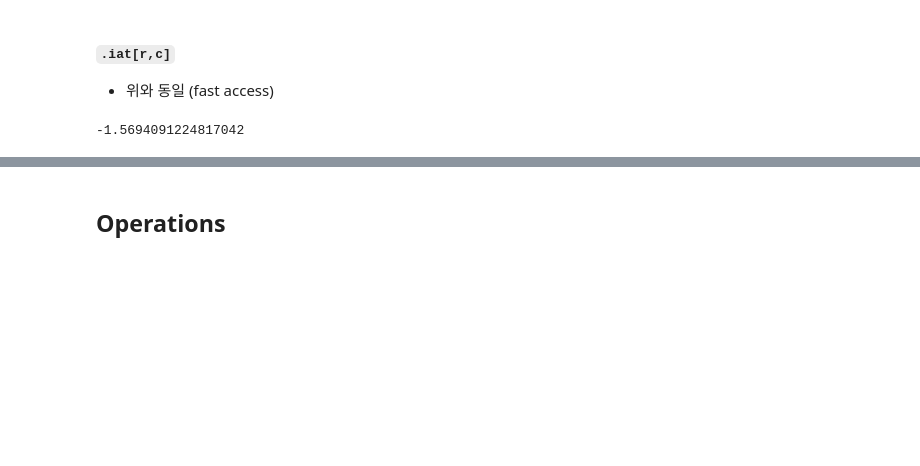
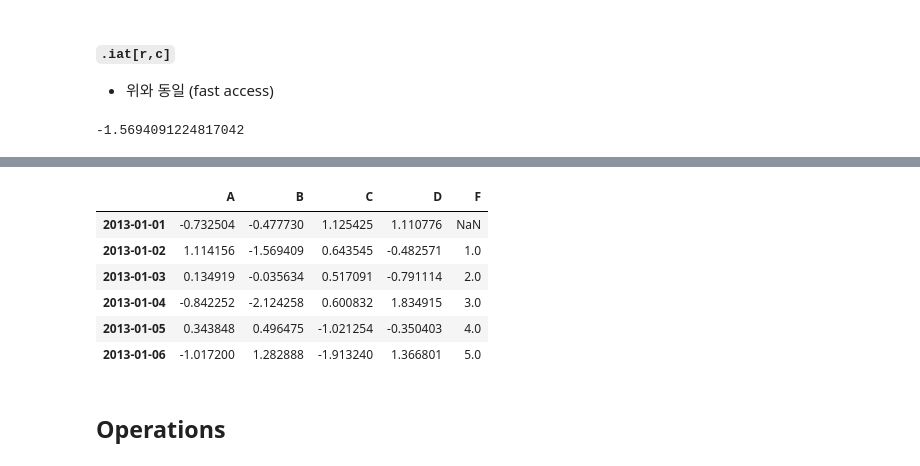
Before and after one commit to apollos92/jupyter, a Jupyter notebook: 02-01-Pandas.ipynb, the cells around one changed output, grey strips where cells are left out. Saved outputs shown, nothing was run; the diff lists cells and outputs as text; code cells hidden in the pictures; blank space fills up the shorter version.

```diff
--- a/02-01-Pandas.ipynb
+++ b/02-01-Pandas.ipynb
@@ -386,0 +471,3 @@ df.iloc[1,1]
+# %%
+s1 = pd.Series([1,2,3,4,5,6], index=pd.date_range('20130102', '20130107'))
+s1
@@ -387,3 +482,15 @@ df.iloc[1,1]
+# %%
+df3 = df.copy()
+df3['F'] = s1 # s1 Series값을 'F'라는 Label을 가진 열로 설정
+df3
+# %% [output]
+|  | A | B | C | D | F |
+| 2013-01-01 | -0.732504 | -0.477730 | 1.125425 | 1.110776 | NaN |
+| 2013-01-02 | 1.114156 | -1.569409 | 0.643545 | -0.482571 | 1.0 |
+| 2013-01-03 | 0.134919 | -0.035634 | 0.517091 | -0.791114 | 2.0 |
+| 2013-01-04 | -0.842252 | -2.124258 | 0.600832 | 1.834915 | 3.0 |
+| 2013-01-05 | 0.343848 | 0.496475 | -1.021254 | -0.350403 | 4.0 |
+| 2013-01-06 | -1.017200 | 1.282888 | -1.913240 | 1.366801 | 5.0 |
 # %% [markdown]
 ## Operations
 # %% [markdown]
```
Also changed, not shown: parts of 14 cells of this notebook.
